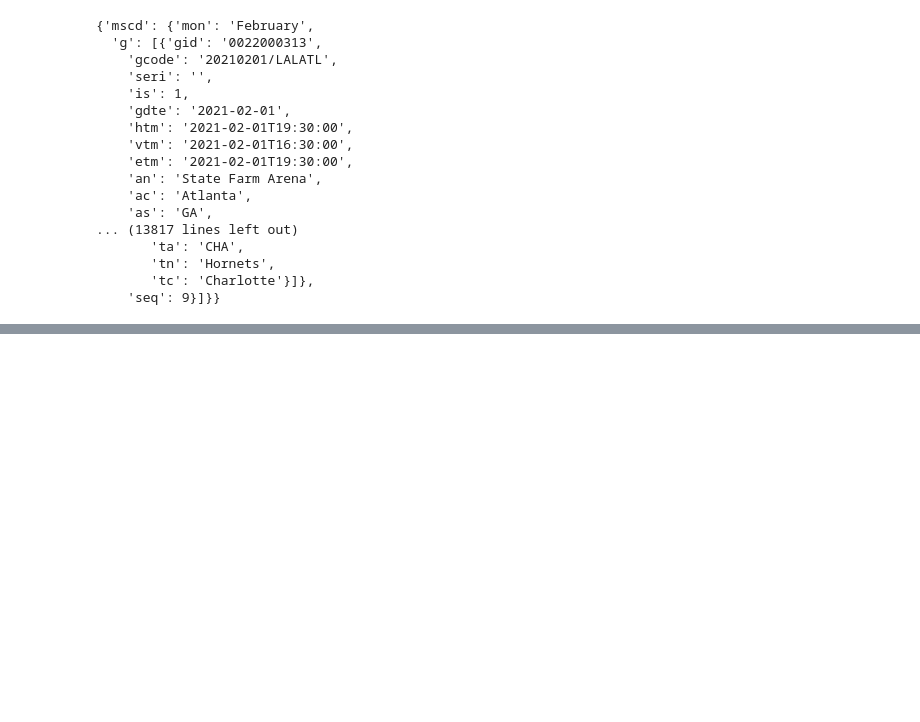
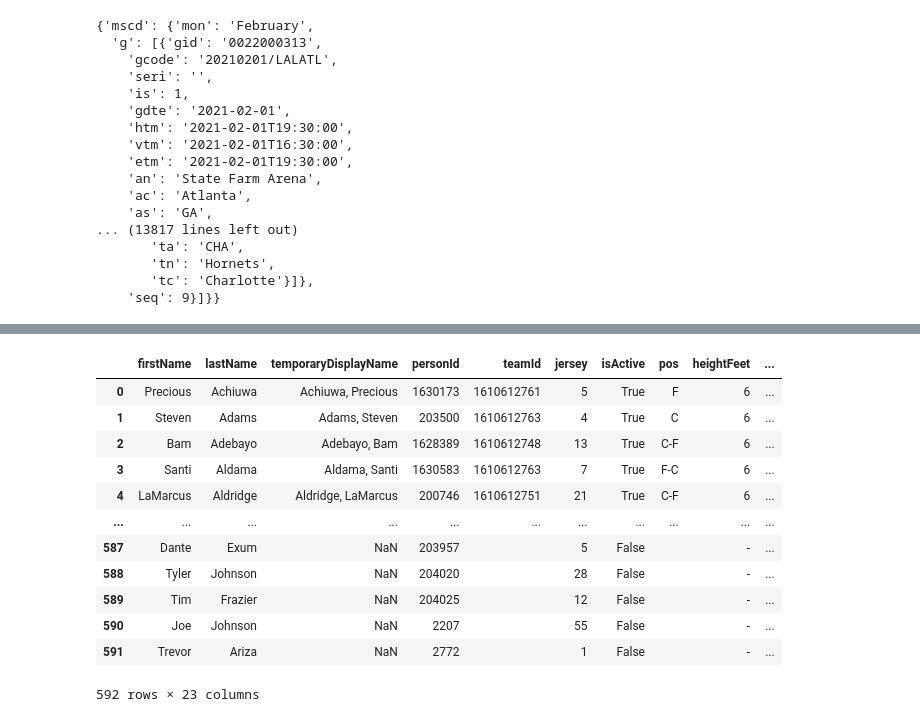
Before and after one commit to ejw-data/proj-nba-eda, a Jupyter notebook: play_by_play.ipynb, the cells around one changed output, grey strips where cells are left out. Saved outputs shown, nothing was run; the diff lists cells and outputs as text; code cells hidden in the pictures; blank space fills up the shorter version.

```diff
--- a/play_by_play.ipynb
+++ b/play_by_play.ipynb
@@ -42,0 +156,20 @@ play_by_play_url = f"https://cdn.nba.com/static/json/liveData/playbyplay/playbyp
+# %%
+player_url = 'https://data.nba.net/10s/prod/v1/2021/players.json'
+data = requests.get(player_url).json()
+# %%
+df = pd.DataFrame(data['league']['standard'])
+df
+# %% [output]
+|  | firstName | lastName | temporaryDisplayName | personId | teamId | jersey | isActive | pos | heightFeet | ... |
+| 0 | Precious | Achiuwa | Achiuwa, Precious | 1630173 | 1610612761 | 5 | True | F | 6 | ... |
+| 1 | Steven | Adams | Adams, Steven | 203500 | 1610612763 | 4 | True | C | 6 | ... |
+| 2 | Bam | Adebayo | Adebayo, Bam | 1628389 | 1610612748 | 13 | True | C-F | 6 | ... |
+| 3 | Santi | Aldama | Aldama, Santi | 1630583 | 1610612763 | 7 | True | F-C | 6 | ... |
+| 4 | LaMarcus | Aldridge | Aldridge, LaMarcus | 200746 | 1610612751 | 21 | True | C-F | 6 | ... |
+| ... | ... | ... | ... | ... | ... | ... | ... | ... | ... | ... |
+| 587 | Dante | Exum | NaN | 203957 |  | 5 | False |  | - | ... |
+| 588 | Tyler | Johnson | NaN | 204020 |  | 28 | False |  | - | ... |
+| 589 | Tim | Frazier | NaN | 204025 |  | 12 | False |  | - | ... |
+| 590 | Joe | Johnson | NaN | 2207 |  | 55 | False |  | - | ... |
+| 591 | Trevor | Ariza | NaN | 2772 |  | 1 | False |  | - | ... |
+592 rows × 23 columns
```
Also changed, not shown: parts of 12 cells of this notebook, 1 other file.
